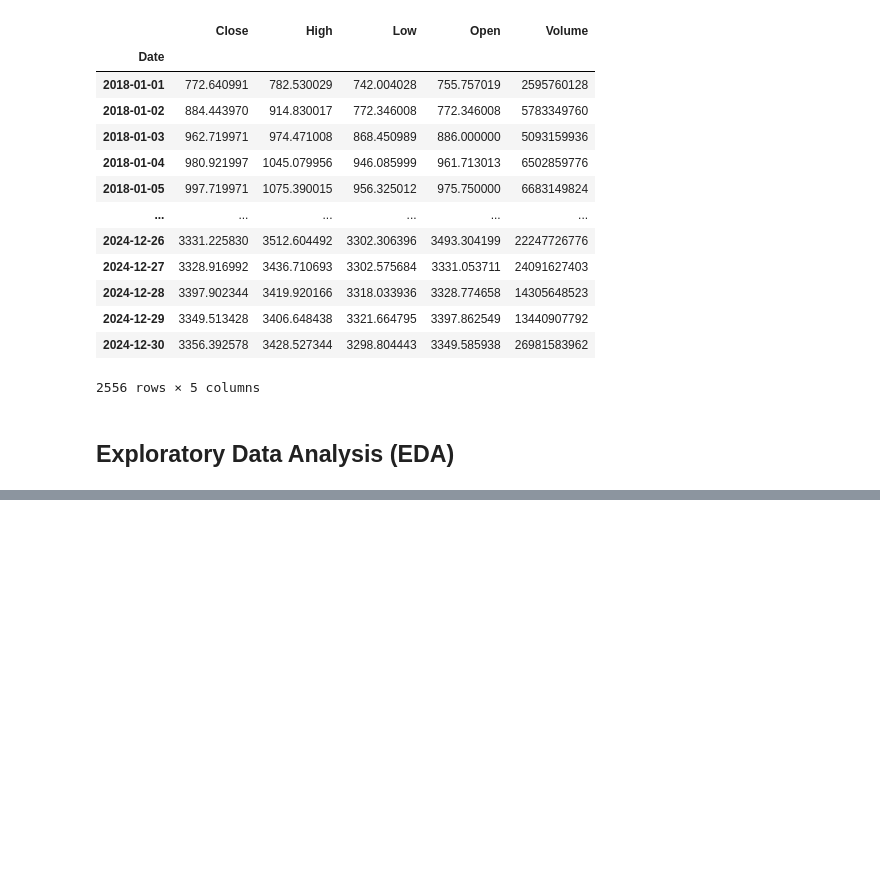
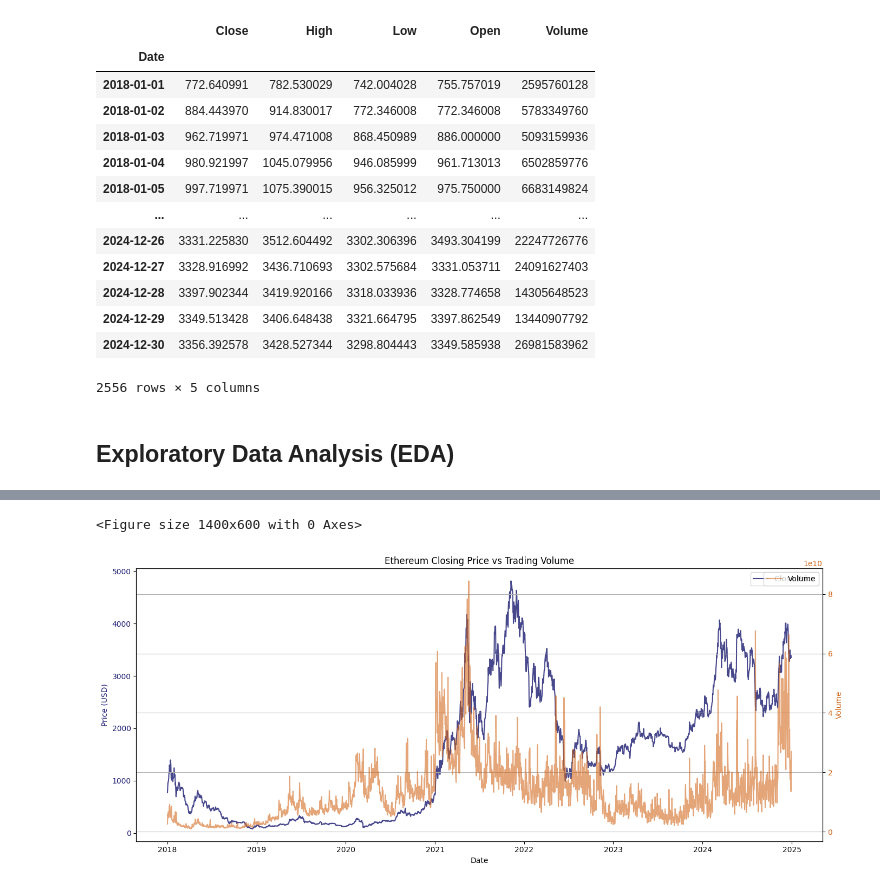
Before and after one commit to STBreeze/Ethereum-Time-Series-Analysis-ARIMA-ARCH-Forecasting, a Jupyter notebook: Ethereum Stock Price Prediction using ARIMA.ipynb, the cells around one changed output, grey strips where cells are left out. Drawn from its saved outputs; the diff is of its cells as text; code cells hidden in the pictures; blank space fills up the shorter version.

```diff
--- a/Ethereum Stock Price Prediction using ARIMA.ipynb
+++ b/Ethereum Stock Price Prediction using ARIMA.ipynb
@@ -110,0 +150,23 @@ data
+# %%
+plt.figure(figsize=(14, 6))
+fig, ax1 = plt.subplots(figsize=(14, 6))
+
+# Closing Price Plot
+sns.lineplot(ax=ax1, data=data, x=data.index, y='Close', color='midnightblue', alpha=0.8, label='Close Price')
+ax1.set_ylabel('Price (USD)', color='midnightblue')
+ax1.tick_params(axis='y', labelcolor='midnightblue')
+
+# Trading Volume Plot
+ax2 = ax1.twinx()
+sns.lineplot(ax=ax2, data=data, x=data.index, y='Volume', color='chocolate', alpha=0.6, label='Volume')
+ax2.set_ylabel('Volume', color='chocolate')
+ax2.tick_params(axis='y', labelcolor='chocolate')
+
+plt.title('Ethereum Closing Price vs Trading Volume')
+ax1.set_xlabel('Date')
+fig.tight_layout()
+plt.grid(True)
+plt.show()
+# %% [output]
+<Figure size 1400x600 with 0 Axes>
+[figure, added]
```
Also changed, not shown: parts of 5 cells of this notebook.
